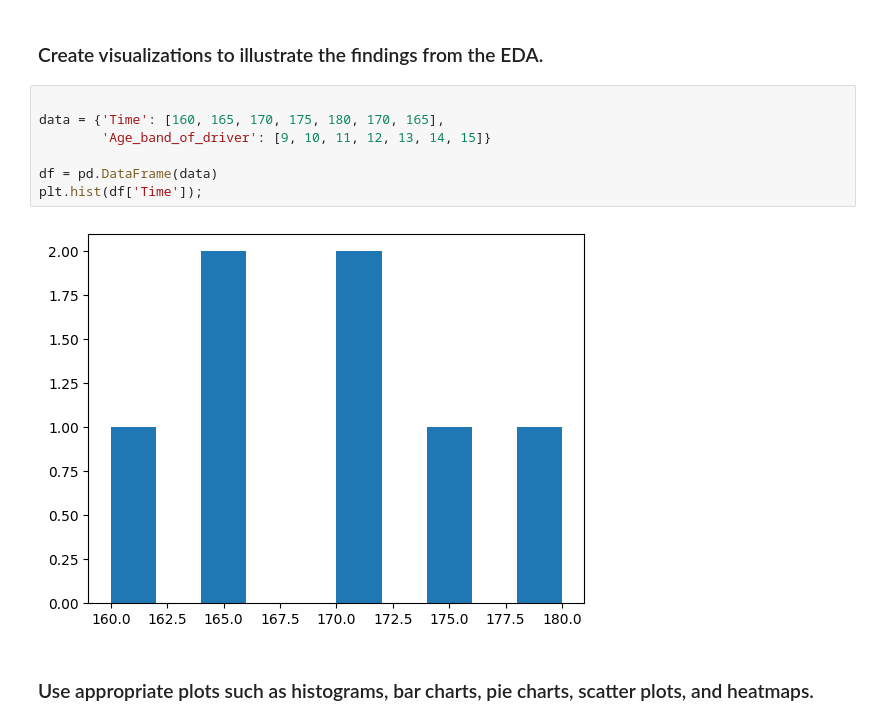
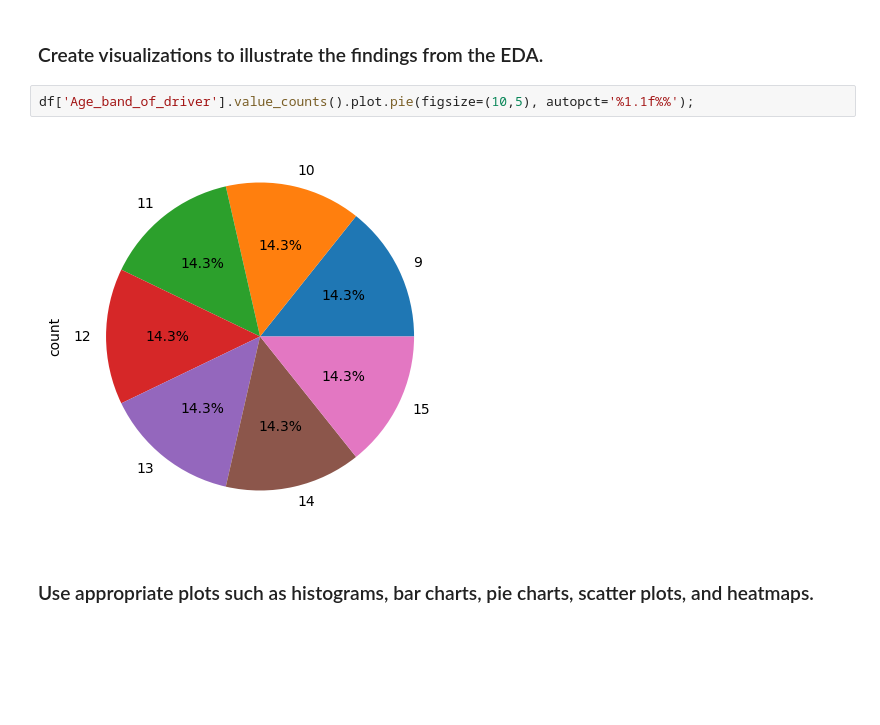
Before and after one commit to Aghareed-6/tesst1-Aghareed, a Jupyter notebook: Task_(1)_Week_1.ipynb, the cells around one changed output. Drawn from its saved outputs; the diff is of its cells as text; blank space fills up the shorter version.

```diff
--- a/Task_(1)_Week_1.ipynb
+++ b/Task_(1)_Week_1.ipynb
@@ -182,14 +182,9 @@ df[(df >= 0.5) & (df <= 1)]
 * Ensure the visualizations are clear and informative.
 # %% [markdown]
 ### Create visualizations to illustrate the findings from the EDA.
-# %%
-
-data = {'Time': [160, 165, 170, 175, 180, 170, 165],
-        'Age_band_of_driver': [9, 10, 11, 12, 13, 14, 15]}
-
-df = pd.DataFrame(data)
-plt.hist(df['Time']);
-# %% [output]
-[figure, removed]
+# %%
+df['Age_band_of_driver'].value_counts().plot.pie(figsize=(10,5), autopct='%1.1f%%');
+# %% [output]
+[figure, added]
 # %% [markdown]
 ### Use appropriate plots such as histograms, bar charts, pie charts, scatter plots, and heatmaps.
```
Also changed, not shown: parts of 1 cell of this notebook.
